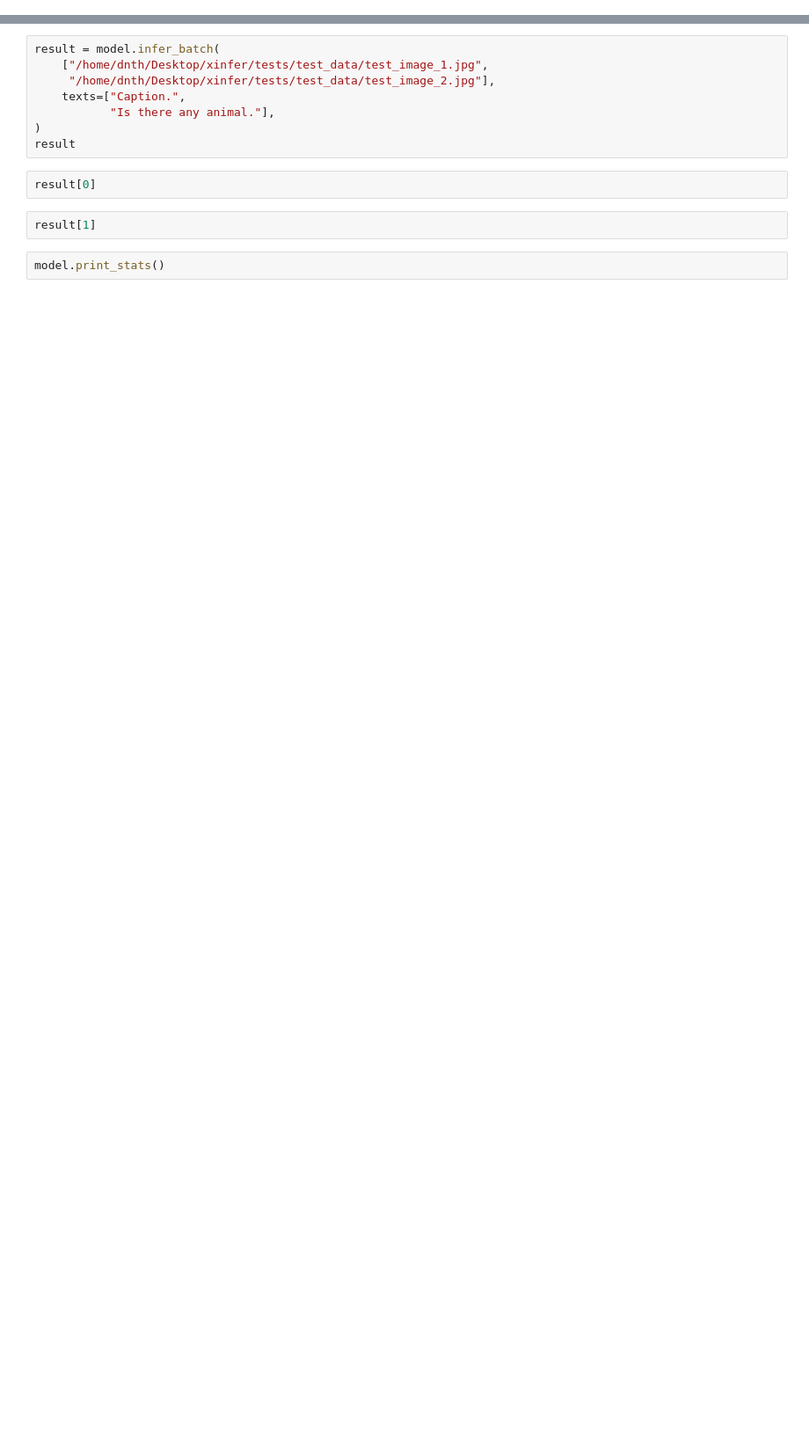
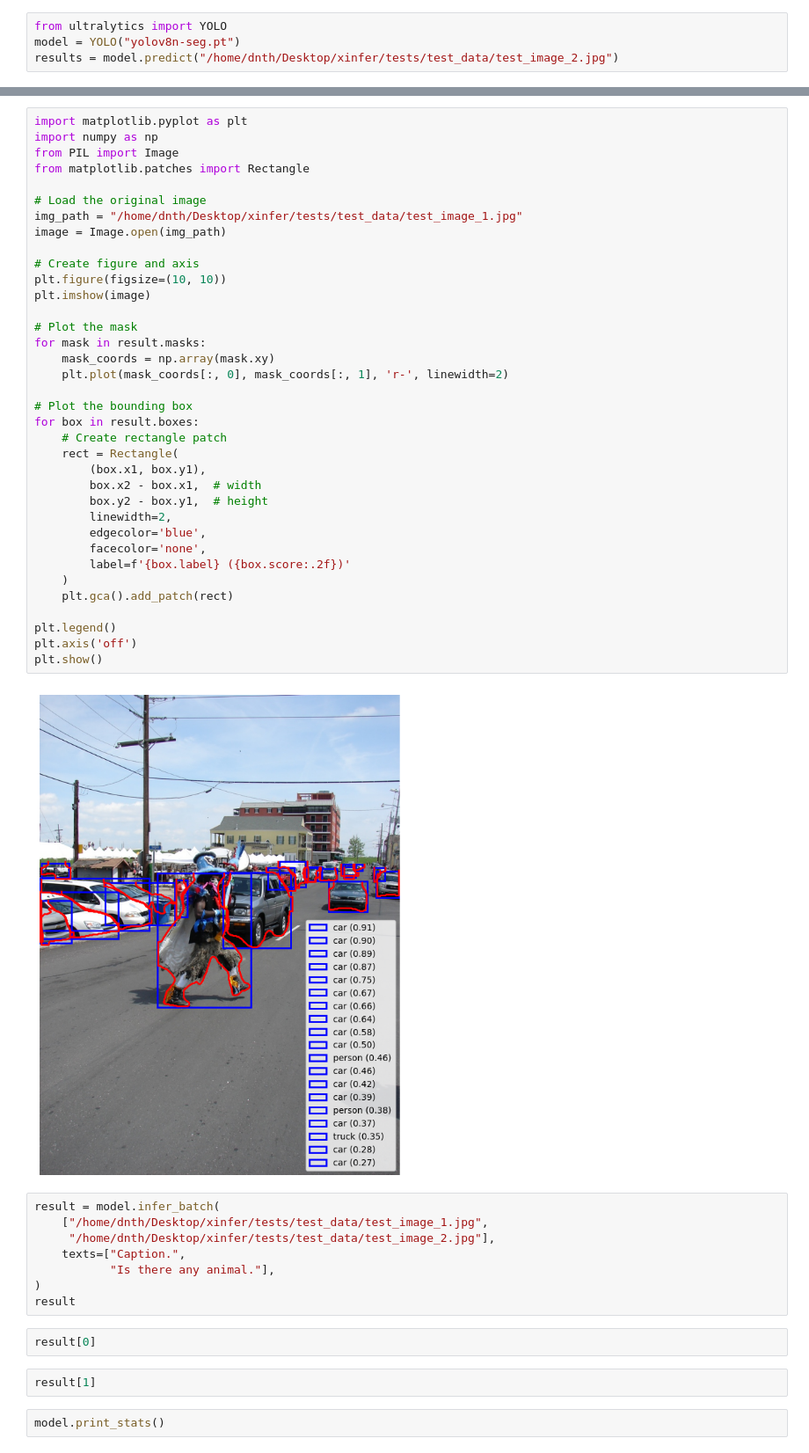
Before and after one commit to dnth/x.infer, a Jupyter notebook: nbs/testing_results.ipynb, the cells around one changed output, grey strips where cells are left out. Shown at 88% size. Saved outputs shown, nothing was run; the diff lists cells and outputs as text; blank space fills up the shorter version.

Commit message:
apply to mask

```diff
--- a/nbs/testing_results.ipynb
+++ b/nbs/testing_results.ipynb
@@ -13,2 +8,6 @@ model = xinfer.create_model("ultralytics/yolov8n-cls", device="cuda", dtype="bfl
+# %%
+from ultralytics import YOLO
+model = YOLO("yolov8n-seg.pt")
+results = model.predict("/home/dnth/Desktop/xinfer/tests/test_data/test_image_2.jpg")
 # %%
 result = model.infer("/home/dnth/Desktop/xinfer/tests/test_data/test_image_1.jpg")
@@ -24,3 +48,41 @@ Speed: 5.4ms preprocess, 2.4ms inference, 0.0ms postprocess per image at shape (
+# %%
+import matplotlib.pyplot as plt
+import numpy as np
+from PIL import Image
+from matplotlib.patches import Rectangle
+
+# Load the original image
+img_path = "/home/dnth/Desktop/xinfer/tests/test_data/test_image_1.jpg"
+image = Image.open(img_path)
+
+# Create figure and axis
+plt.figure(figsize=(10, 10))
+plt.imshow(image)
+
+# Plot the mask
+for mask in result.masks:
+    mask_coords = np.array(mask.xy)
+    plt.plot(mask_coords[:, 0], mask_coords[:, 1], 'r-', linewidth=2)
+
+# Plot the bounding box
+for box in result.boxes:
+    # Create rectangle patch
+    rect = Rectangle(
+        (box.x1, box.y1),
+        box.x2 - box.x1,  # width
+        box.y2 - box.y1,  # height
+        linewidth=2,
+        edgecolor='blue',
+        facecolor='none',
+        label=f'{box.label} ({box.score:.2f})'
+    )
+    plt.gca().add_patch(rect)
+
+plt.legend()
+plt.axis('off')
+plt.show()
+# %% [output]
+[figure, added]
 # %%
 result = model.infer_batch(
     ["/home/dnth/Desktop/xinfer/tests/test_data/test_image_1.jpg",
```
Also changed, not shown: parts of 5 cells of this notebook, 2 other files.
